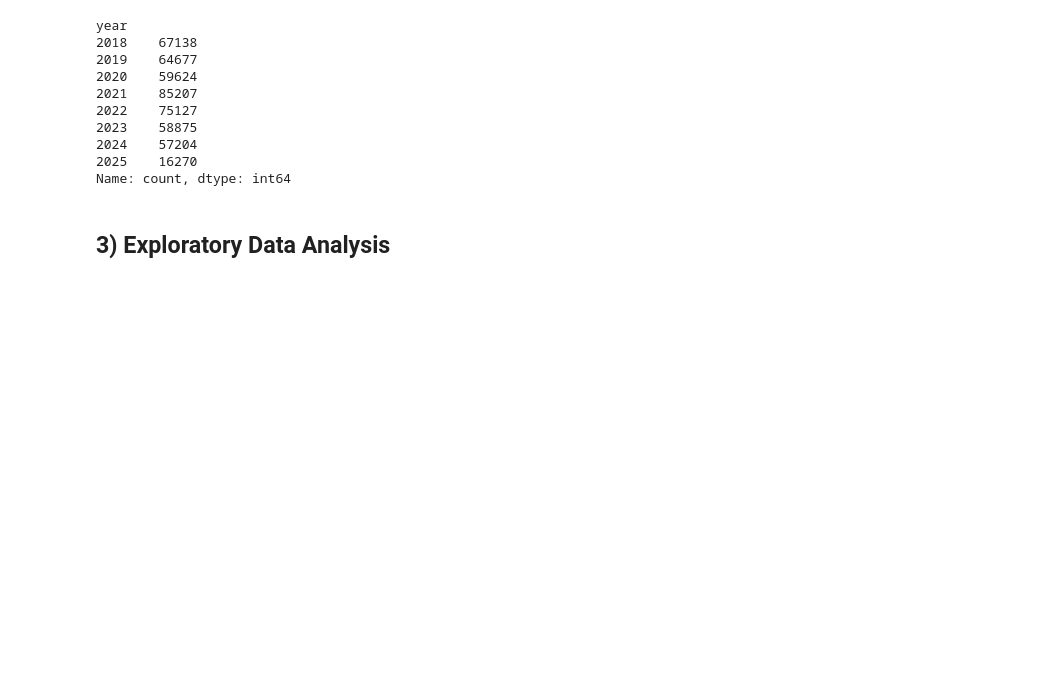
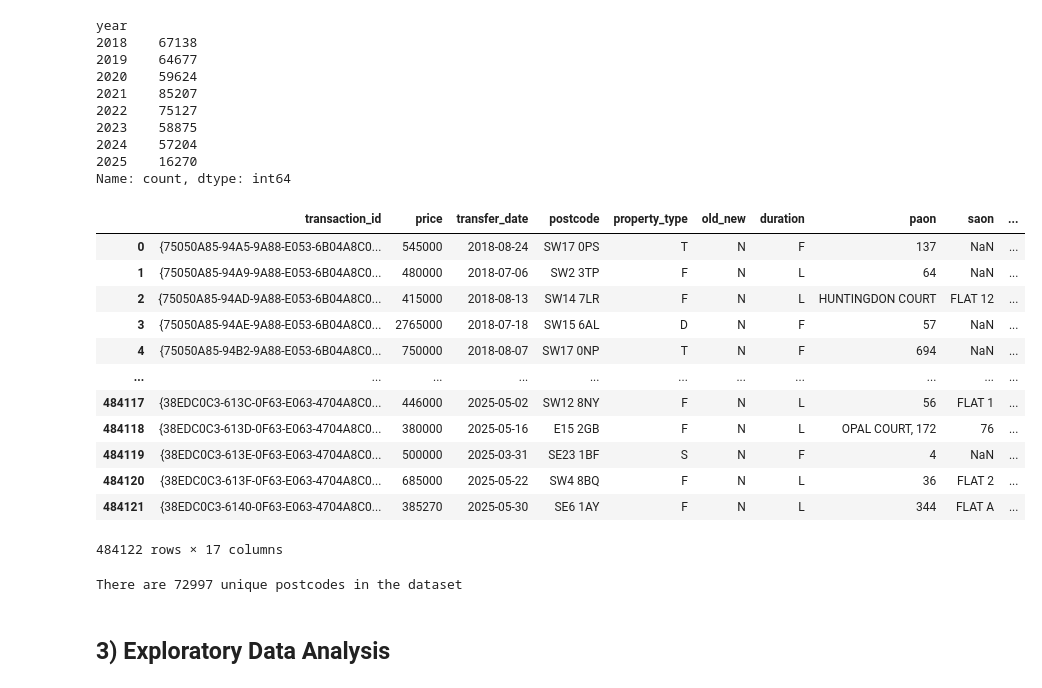
Before and after one commit to nnssvv/price_paid_data_analysis, a Jupyter notebook: Analysis_Notebook.ipynb, the cells around one changed output. Cells and saved outputs as stored; diff of their text form; code cells hidden in the pictures; blank space fills up the shorter version.

```diff
--- a/Analysis_Notebook.ipynb
+++ b/Analysis_Notebook.ipynb
@@ -33,6 +33,26 @@ year
 2024    57204
 2025    16270
 Name: count, dtype: int64
+# %%
+london_df
+# %% [output]
+|  | transaction_id | price | transfer_date | postcode | property_type | old_new | duration | paon | saon | ... |
+| 0 | {75050A85-94A5-9A88-E053-6B04A8C0... | 545000 | 2018-08-24 | SW17 0PS | T | N | F | 137 | NaN | ... |
+| 1 | {75050A85-94A9-9A88-E053-6B04A8C0... | 480000 | 2018-07-06 | SW2 3TP | F | N | L | 64 | NaN | ... |
+| 2 | {75050A85-94AD-9A88-E053-6B04A8C0... | 415000 | 2018-08-13 | SW14 7LR | F | N | L | HUNTINGDON COURT | FLAT 12 | ... |
+| 3 | {75050A85-94AE-9A88-E053-6B04A8C0... | 2765000 | 2018-07-18 | SW15 6AL | D | N | F | 57 | NaN | ... |
+| 4 | {75050A85-94B2-9A88-E053-6B04A8C0... | 750000 | 2018-08-07 | SW17 0NP | T | N | F | 694 | NaN | ... |
+| ... | ... | ... | ... | ... | ... | ... | ... | ... | ... | ... |
+| 484117 | {38EDC0C3-613C-0F63-E063-4704A8C0... | 446000 | 2025-05-02 | SW12 8NY | F | N | L | 56 | FLAT 1 | ... |
+| 484118 | {38EDC0C3-613D-0F63-E063-4704A8C0... | 380000 | 2025-05-16 | E15 2GB | F | N | L | OPAL COURT, 172 | 76 | ... |
+| 484119 | {38EDC0C3-613E-0F63-E063-4704A8C0... | 500000 | 2025-03-31 | SE23 1BF | S | N | F | 4 | NaN | ... |
+| 484120 | {38EDC0C3-613F-0F63-E063-4704A8C0... | 685000 | 2025-05-22 | SW4 8BQ | F | N | L | 36 | FLAT 2 | ... |
+| 484121 | {38EDC0C3-6140-0F63-E063-4704A8C0... | 385270 | 2025-05-30 | SE6 1AY | F | N | L | 344 | FLAT A | ... |
+484122 rows × 17 columns
+# %%
+print(f'There are {len(london_df['postcode'].unique())} unique postcodes in the dataset')
+# %% [output]
+There are 72997 unique postcodes in the dataset
 # %% [markdown]
 ## 3) Exploratory Data Analysis
 # %% [markdown]
```
Also changed, not shown: parts of 6 cells of this notebook, 13 other files.
